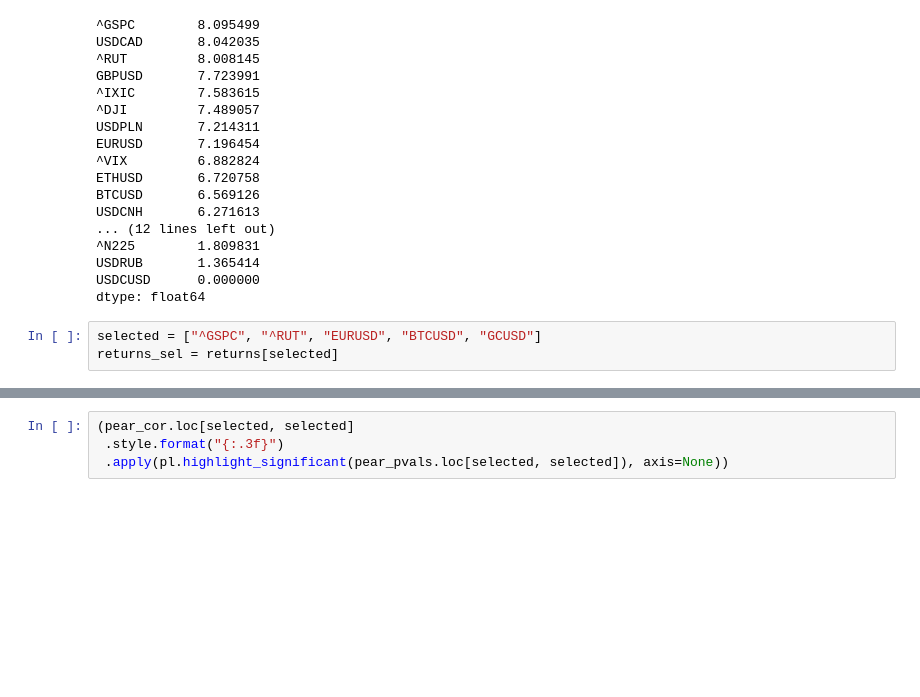
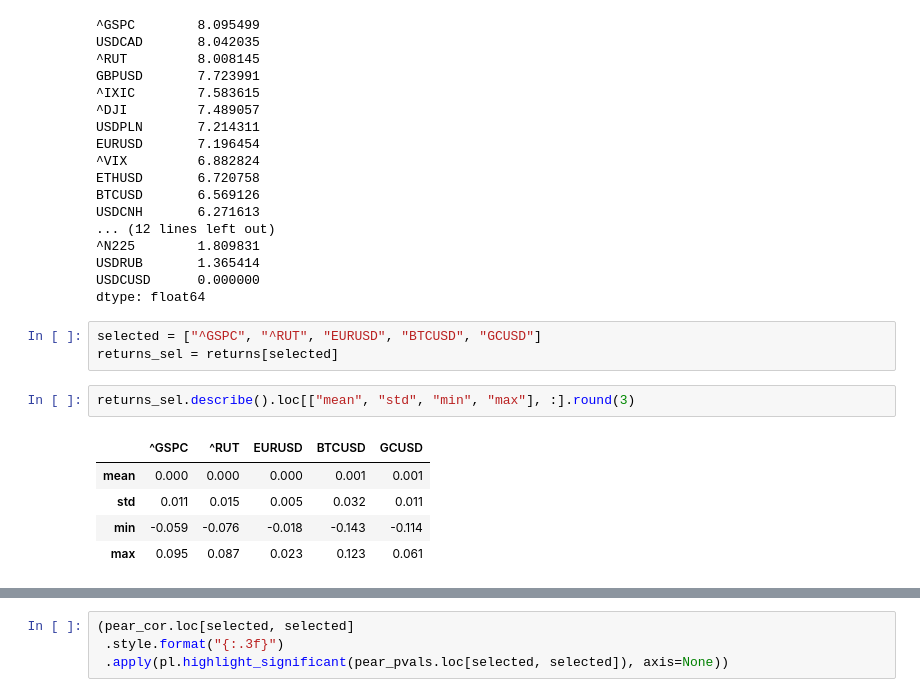
Before and after one commit to pawel-szulik/financial-market-analysis, a Jupyter notebook: notebooks/corrs_distr.ipynb, the cells around one changed output, grey strips where cells are left out. Saved outputs shown, nothing was run; the diff lists cells and outputs as text; blank space fills up the shorter version.

```diff
--- a/notebooks/corrs_distr.ipynb
+++ b/notebooks/corrs_distr.ipynb
@@ -56,3 +56,11 @@ dtype: float64
 # %%
 selected = ["^GSPC", "^RUT", "EURUSD", "BTCUSD", "GCUSD"]
 returns_sel = returns[selected]
+# %%
+returns_sel.describe().loc[["mean", "std", "min", "max"], :].round(3)
+# %% [output]
+|  | ^GSPC | ^RUT | EURUSD | BTCUSD | GCUSD |
+| mean | 0.000 | 0.000 | 0.000 | 0.001 | 0.001 |
+| std | 0.011 | 0.015 | 0.005 | 0.032 | 0.011 |
+| min | -0.059 | -0.076 | -0.018 | -0.143 | -0.114 |
+| max | 0.095 | 0.087 | 0.023 | 0.123 | 0.061 |
```
Also changed, not shown: parts of 3 cells of this notebook, 3 other files.
